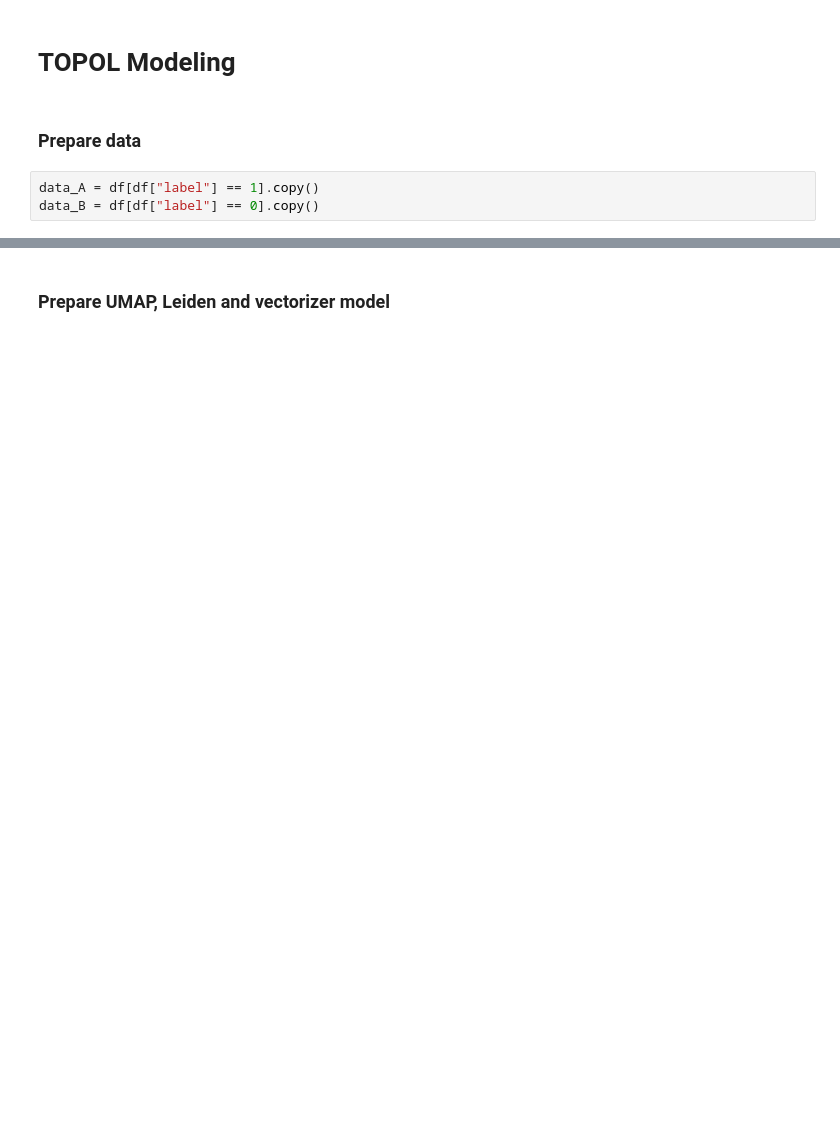
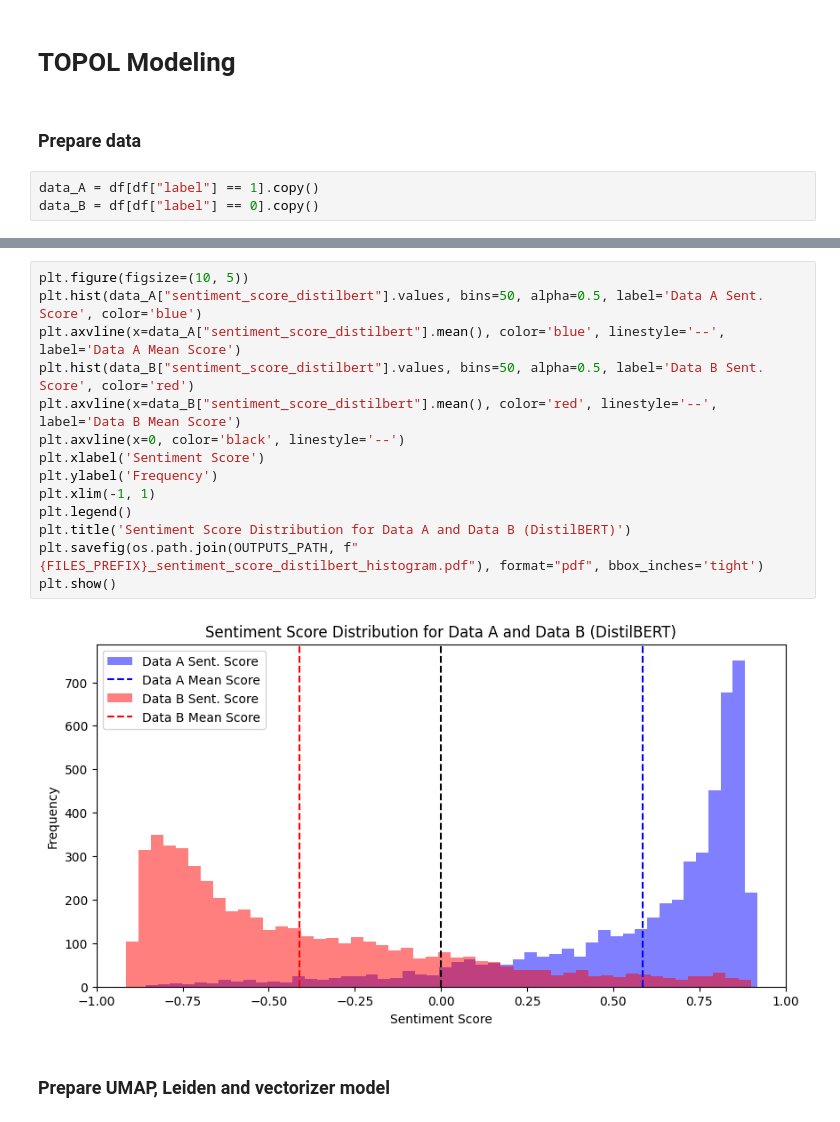
Before and after one commit to GabinTB/TOPOL, a Jupyter notebook: notebooks/amazon_reviews.ipynb, the cells around one changed output, grey strips where cells are left out. Saved outputs shown, nothing was run; the diff lists cells and outputs as text; blank space fills up the shorter version.

```diff
--- a/notebooks/amazon_reviews.ipynb
+++ b/notebooks/amazon_reviews.ipynb
@@ -191,3 +222,19 @@ plt.show()
+# %%
+plt.figure(figsize=(10, 5))
+plt.hist(data_A["sentiment_score_distilbert"].values, bins=50, alpha=0.5, label='Data A Sent. Score', color='blue')
+plt.axvline(x=data_A["sentiment_score_distilbert"].mean(), color='blue', linestyle='--', label='Data A Mean Score')
+plt.hist(data_B["sentiment_score_distilbert"].values, bins=50, alpha=0.5, label='Data B Sent. Score', color='red')
+plt.axvline(x=data_B["sentiment_score_distilbert"].mean(), color='red', linestyle='--', label='Data B Mean Score')
+plt.axvline(x=0, color='black', linestyle='--')
+plt.xlabel('Sentiment Score')
+plt.ylabel('Frequency')
+plt.xlim(-1, 1)
+plt.legend()
+plt.title('Sentiment Score Distribution for Data A and Data B (DistilBERT)')
+plt.savefig(os.path.join(OUTPUTS_PATH, f"{FILES_PREFIX}_sentiment_score_distilbert_histogram.pdf"), format="pdf", bbox_inches='tight')
+plt.show()
+# %% [output]
+[figure, added]
 # %% [markdown]
 ### Prepare UMAP, Leiden and vectorizer model
 # %%
```
Also changed, not shown: parts of 12 cells of this notebook, 8 other files.
